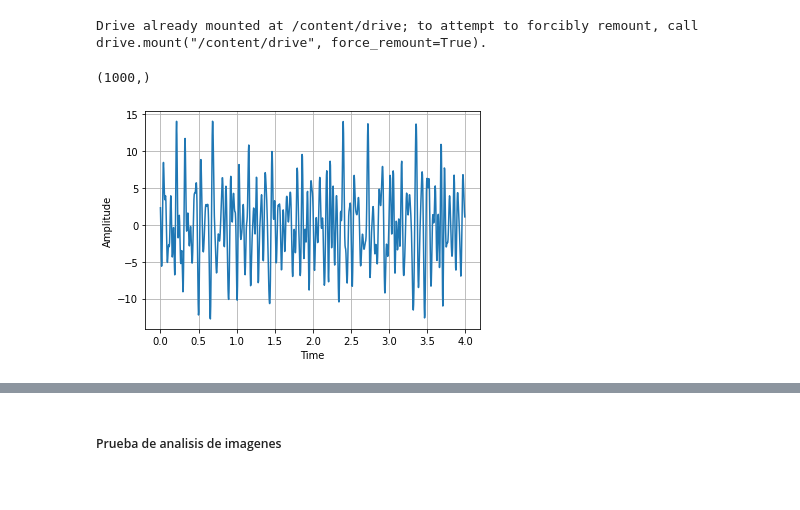
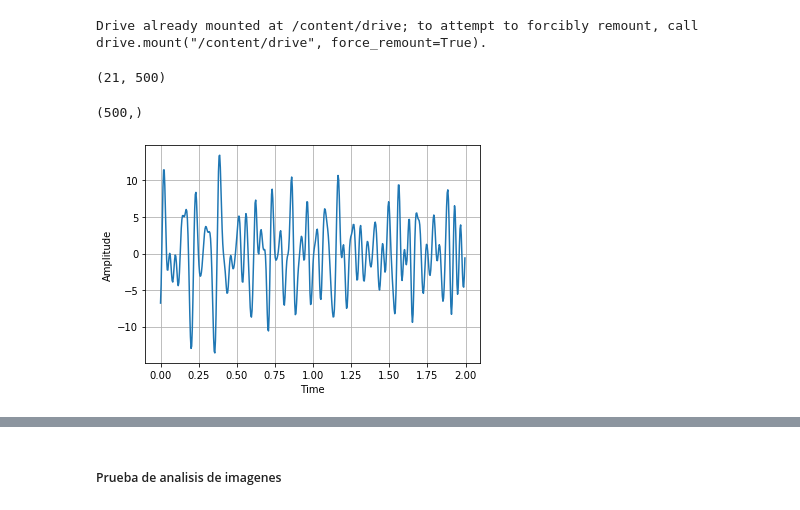
Before and after one commit to EdgarMoyete/Espectros, a Jupyter notebook: EspectroImgSTFT.ipynb, the cells around one changed output, grey strips where cells are left out. Saved outputs shown, nothing was run; the diff lists cells and outputs as text; code cells hidden in the pictures.

```diff
--- a/EspectroImgSTFT.ipynb
+++ b/EspectroImgSTFT.ipynb
@@ -18,24 +18,28 @@ import cv2
 # canal C3
 # canal = pd.read_csv("MI-EEG-A01T.csv", header=None).iloc[:, 7000:8000]
 # canal C4 (usar este)
-canal = pd.read_csv("/content/drive/My Drive/Documentos/Moyete/Estudiando/Programacion/PythonML/Espectros/MI-EEG-A01T_2.csv", header=None).iloc[:, 11000:12000]
+canal = pd.read_csv("Ventaneo-A01T.csv", header=None).iloc[43:64, 5500:6000]
+# %%
+canal.shape
+# %% [output]
+(21, 500)
 # %%
 # Señal EEG del sujeto 1
-# 4 segundos con fs=250Hz
+# 2 segundos con fs=250Hz
 
 fs = 250
-time = np.arange(0, 4, 1/fs)
-sig = canal.iloc[2] #la muestra 2 es mano derecha
+time = np.arange(0, 2, 1/fs)
+sig = canal.iloc[2] #la muestra 3 es mano derecha
 print(sig.shape)
 
 plt.plot(time, sig)
 plt.grid()
 plt.xlabel('Time')
 plt.ylabel('Amplitude')
 plt.show()
 # %% [output]
-(1000,)
+(500,)
-[figure, old version]
+[figure, new version]
 # %%
 # Espectrograma con spectrogram, STFFT
 f, t, Sxx = spectrogram(sig, fs)
```
Also changed, not shown: parts of 9 cells of this notebook, 1 other file.
